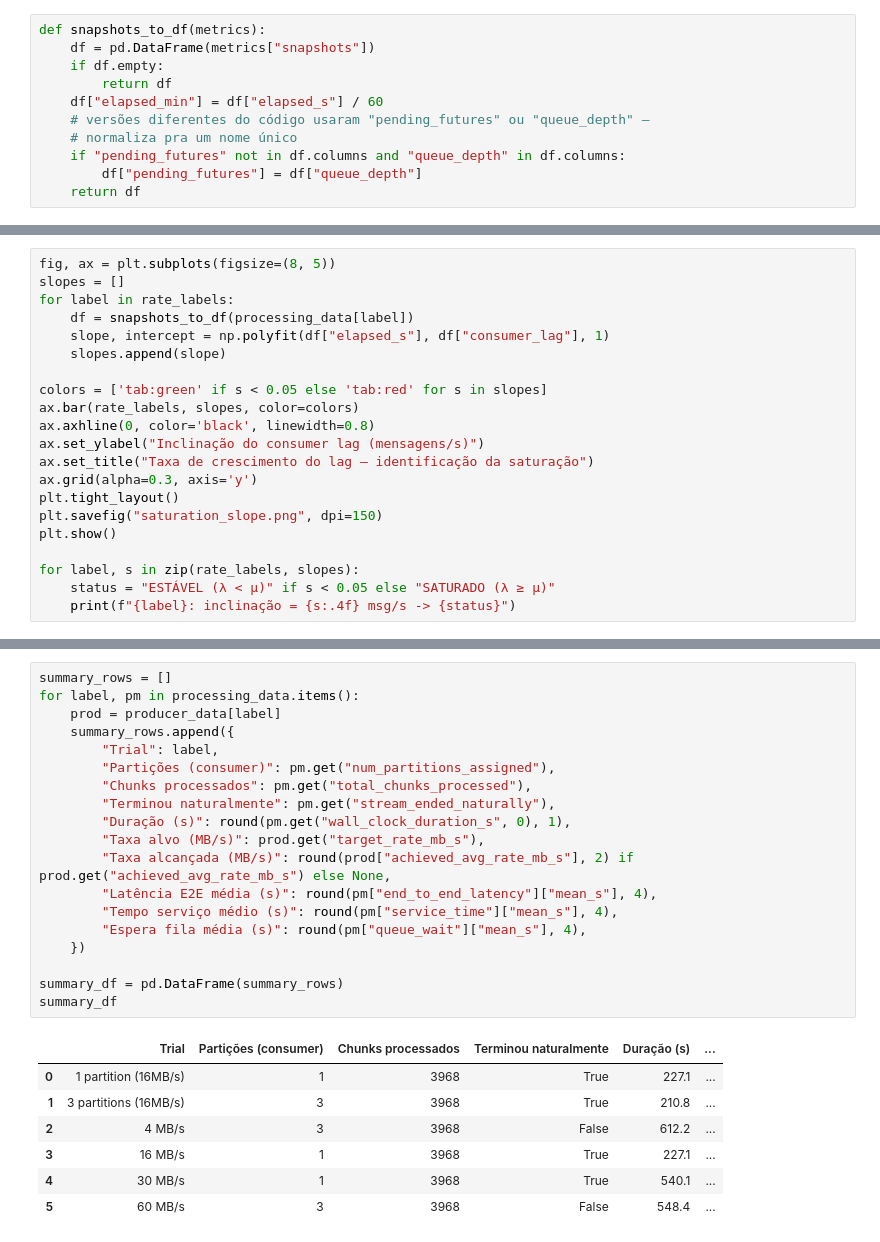
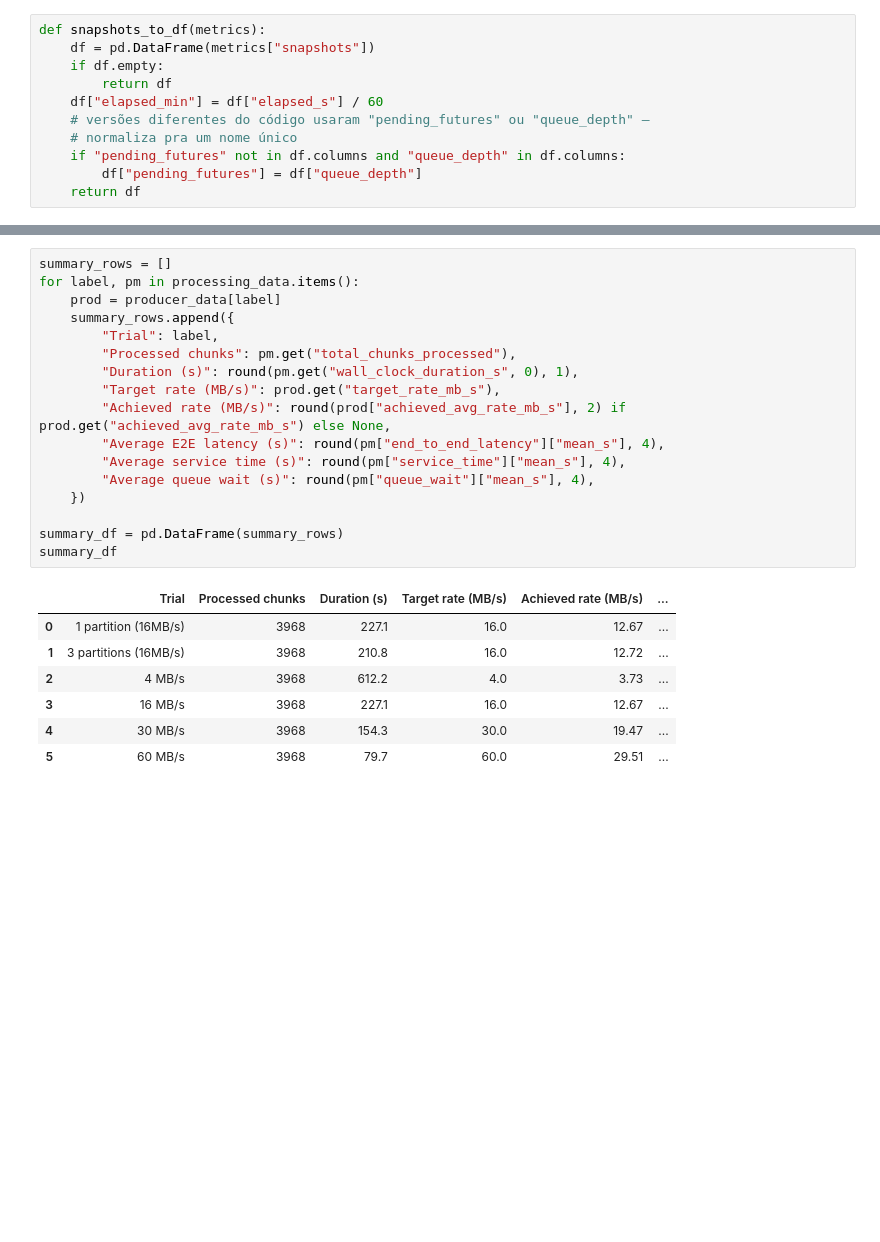
Before and after one commit to vinimicius/MAPD-B_Gr07, a Jupyter notebook: comparisons.ipynb, the cells around one changed output, grey strips where cells are left out. Drawn from its saved outputs; the diff is of its cells as text; blank space fills up the shorter version.

```diff
--- a/comparisons.ipynb
+++ b/comparisons.ipynb
@@ -151,21 +159,0 @@ plt.show()
-# %%
-fig, ax = plt.subplots(figsize=(8, 5))
-slopes = []
-for label in rate_labels:
-    df = snapshots_to_df(processing_data[label])
-    slope, intercept = np.polyfit(df["elapsed_s"], df["consumer_lag"], 1)
-    slopes.append(slope)
-
-colors = ['tab:green' if s < 0.05 else 'tab:red' for s in slopes]
-ax.bar(rate_labels, slopes, color=colors)
-ax.axhline(0, color='black', linewidth=0.8)
-ax.set_ylabel("Inclinação do consumer lag (mensagens/s)")
-ax.set_title("Taxa de crescimento do lag — identificação da saturação")
-ax.grid(alpha=0.3, axis='y')
-plt.tight_layout()
-plt.savefig("saturation_slope.png", dpi=150)
-plt.show()
-
-for label, s in zip(rate_labels, slopes):
-    status = "ESTÁVEL (λ < μ)" if s < 0.05 else "SATURADO (λ ≥ μ)"
-    print(f"{label}: inclinação = {s:.4f} msg/s -> {status}")
@@ -178,27 +160,25 @@ for label, s in zip(rate_labels, slopes):
 # %%
 summary_rows = []
 for label, pm in processing_data.items():
     prod = producer_data[label]
     summary_rows.append({
         "Trial": label,
-        "Partições (consumer)": pm.get("num_partitions_assigned"),
-        "Chunks processados": pm.get("total_chunks_processed"),
-        "Terminou naturalmente": pm.get("stream_ended_naturally"),
-        "Duração (s)": round(pm.get("wall_clock_duration_s", 0), 1),
-        "Taxa alvo (MB/s)": prod.get("target_rate_mb_s"),
-        "Taxa alcançada (MB/s)": round(prod["achieved_avg_rate_mb_s"], 2) if prod.get("achieved_avg_rate_mb_s") else None,
-        "Latência E2E média (s)": round(pm["end_to_end_latency"]["mean_s"], 4),
-        "Tempo serviço médio (s)": round(pm["service_time"]["mean_s"], 4),
-        "Espera fila média (s)": round(pm["queue_wait"]["mean_s"], 4),
+        "Processed chunks": pm.get("total_chunks_processed"),
+        "Duration (s)": round(pm.get("wall_clock_duration_s", 0), 1),
+        "Target rate (MB/s)": prod.get("target_rate_mb_s"),
+        "Achieved rate (MB/s)": round(prod["achieved_avg_rate_mb_s"], 2) if prod.get("achieved_avg_rate_mb_s") else None,
+        "Average E2E latency (s)": round(pm["end_to_end_latency"]["mean_s"], 4),
+        "Average service time (s)": round(pm["service_time"]["mean_s"], 4),
+        "Average queue wait (s)": round(pm["queue_wait"]["mean_s"], 4),
     })
 
 summary_df = pd.DataFrame(summary_rows)
 summary_df
 # %% [output]
-|  | Trial | Partições (consumer) | Chunks processados | Terminou naturalmente | Duração (s) | ... |
-| 0 | 1 partition (16MB/s) | 1 | 3968 | True | 227.1 | ... |
-| 1 | 3 partitions (16MB/s) | 3 | 3968 | True | 210.8 | ... |
-| 2 | 4 MB/s | 3 | 3968 | False | 612.2 | ... |
-| 3 | 16 MB/s | 1 | 3968 | True | 227.1 | ... |
-| 4 | 30 MB/s | 1 | 3968 | True | 540.1 | ... |
-| 5 | 60 MB/s | 3 | 3968 | False | 548.4 | ... |
+|  | Trial | Processed chunks | Duration (s) | Target rate (MB/s) | Achieved rate (MB/s) | ... |
+| 0 | 1 partition (16MB/s) | 3968 | 227.1 | 16.0 | 12.67 | ... |
+| 1 | 3 partitions (16MB/s) | 3968 | 210.8 | 16.0 | 12.72 | ... |
+| 2 | 4 MB/s | 3968 | 612.2 | 4.0 | 3.73 | ... |
+| 3 | 16 MB/s | 3968 | 227.1 | 16.0 | 12.67 | ... |
+| 4 | 30 MB/s | 3968 | 154.3 | 30.0 | 19.47 | ... |
+| 5 | 60 MB/s | 3968 | 79.7 | 60.0 | 29.51 | ... |
```
Also changed, not shown: parts of 9 cells of this notebook, 2 other files.
